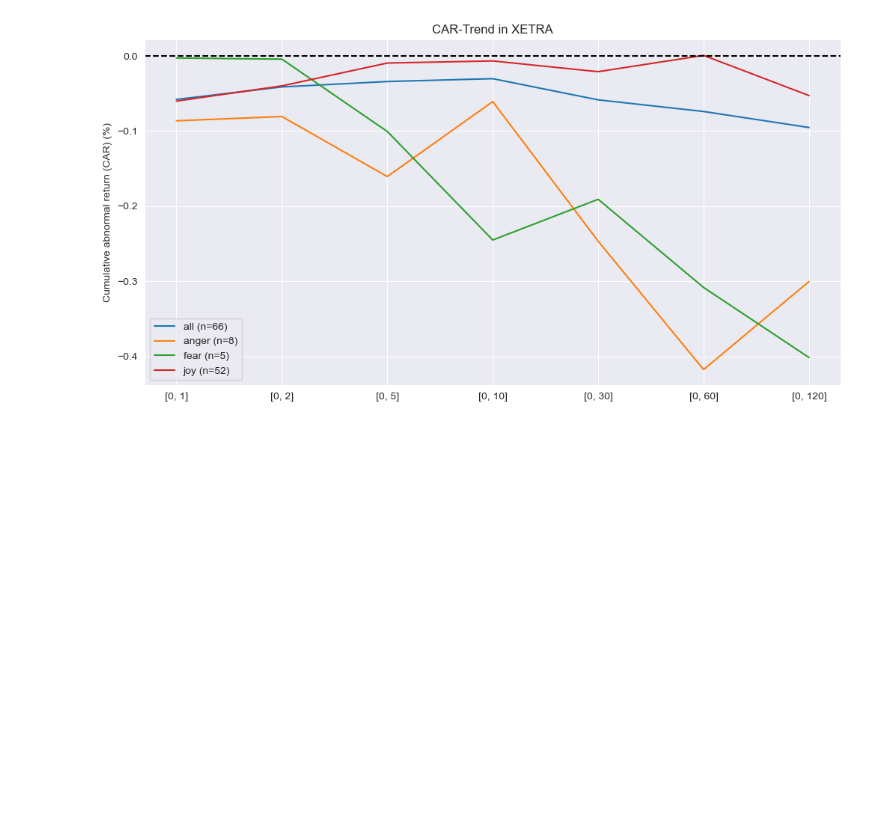
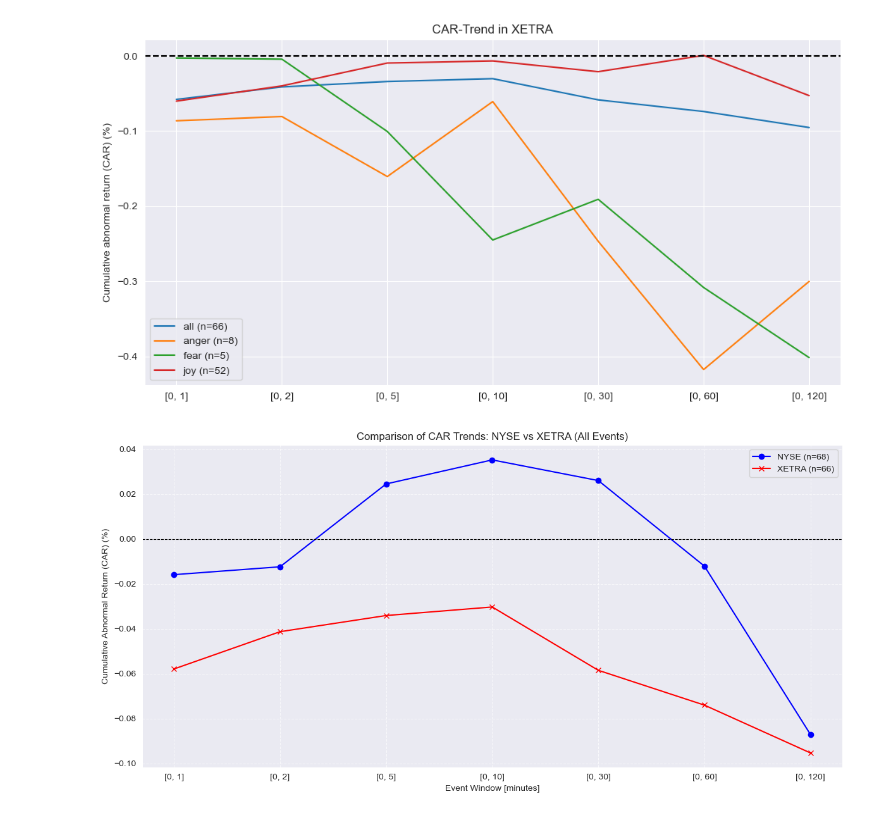
Before and after one commit to AK960/COIN_Repo, a Jupyter notebook: scripts/tiktok_emotion_analysis.ipynb, the cells around one changed output. Cells and saved outputs as stored; diff of their text form; code cells hidden in the pictures; blank space fills up the shorter version.

Commit message:
Adding charts

```diff
--- a/scripts/tiktok_emotion_analysis.ipynb
+++ b/scripts/tiktok_emotion_analysis.ipynb
@@ -902,3 +902,39 @@ plt.legend()
 plt.show()
 # %% [output]
 [figure]
+# %%
+### Compare both ALL Graphs in one Chart ###
+
+# Daten vorbereiten
+nyse_all = df_nyse_car_results[df_nyse_car_results['emotion'] == 'all']
+xetra_all = df_xetra_car_results[df_xetra_car_results['emotion'] == 'all']
+
+# Plot erstellen
+plt.figure(figsize=(12, 6))
+
+# NYSE Linie
+plt.plot(nyse_all['window'],
+         nyse_all['mean_car'].str.replace(' %','').astype(float),
+         label='NYSE (n={})'.format(nyse_all['n_events'].iloc[0]),
+         color='blue',
+         marker='o')
+
+# XETRA Linie
+plt.plot(xetra_all['window'],
+         xetra_all['mean_car'].str.replace(' %','').astype(float),
+         label='XETRA (n={})'.format(xetra_all['n_events'].iloc[0]),
+         color='red',
+         marker='x')
+
+# Plot-Elemente
+plt.axhline(0, color='black', linestyle='--', linewidth=0.8)
+plt.title('Comparison of CAR Trends: NYSE vs XETRA (All Events)')
+plt.xlabel('Event Window [minutes]')
+plt.ylabel('Cumulative Abnormal Return (CAR) (%)')
+plt.legend()
+plt.grid(True, linestyle='--', alpha=0.7)
+plt.tight_layout()
+
+plt.show()
+# %% [output]
+[figure, added]
```
Also changed, not shown: parts of 1 cell of this notebook, 1 other file.
